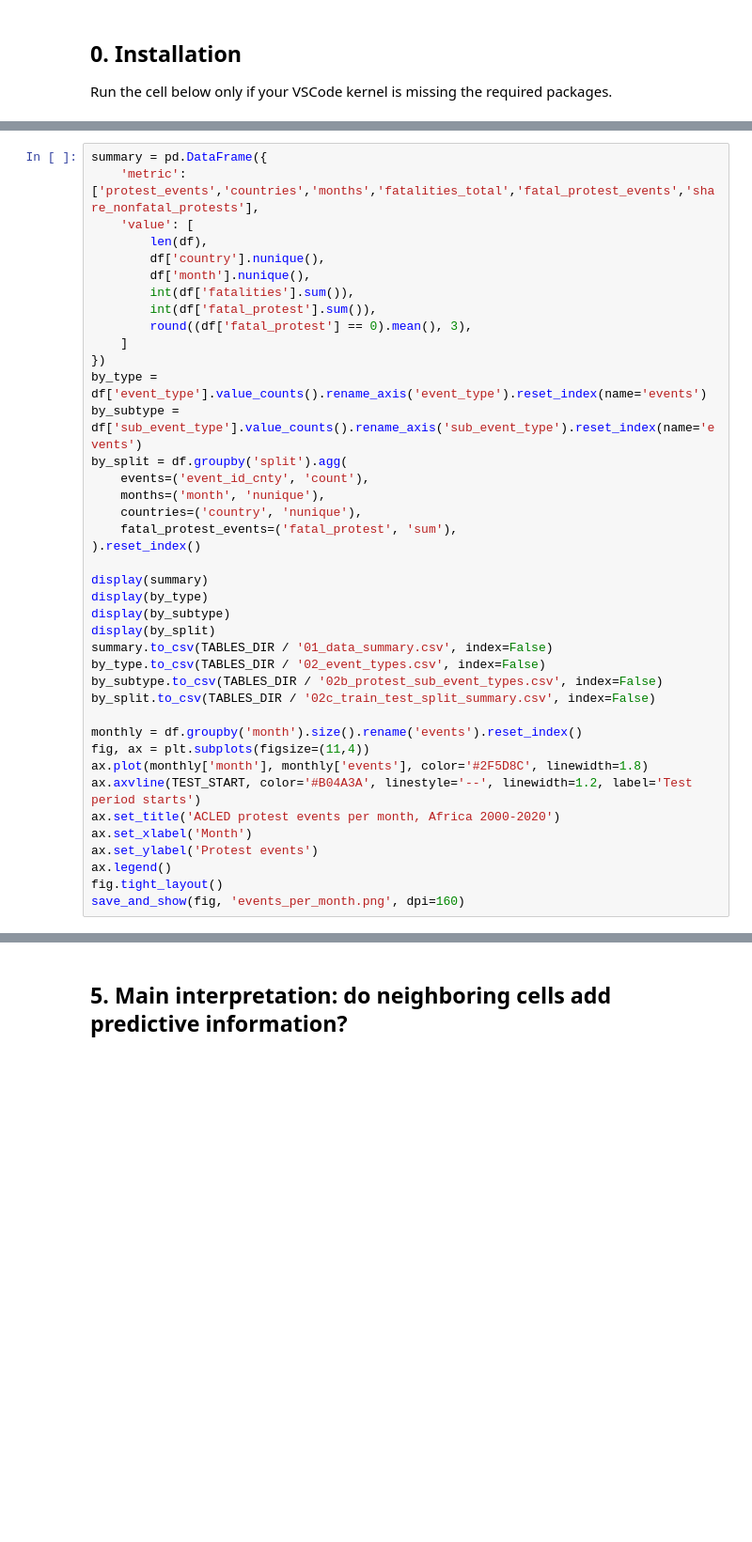
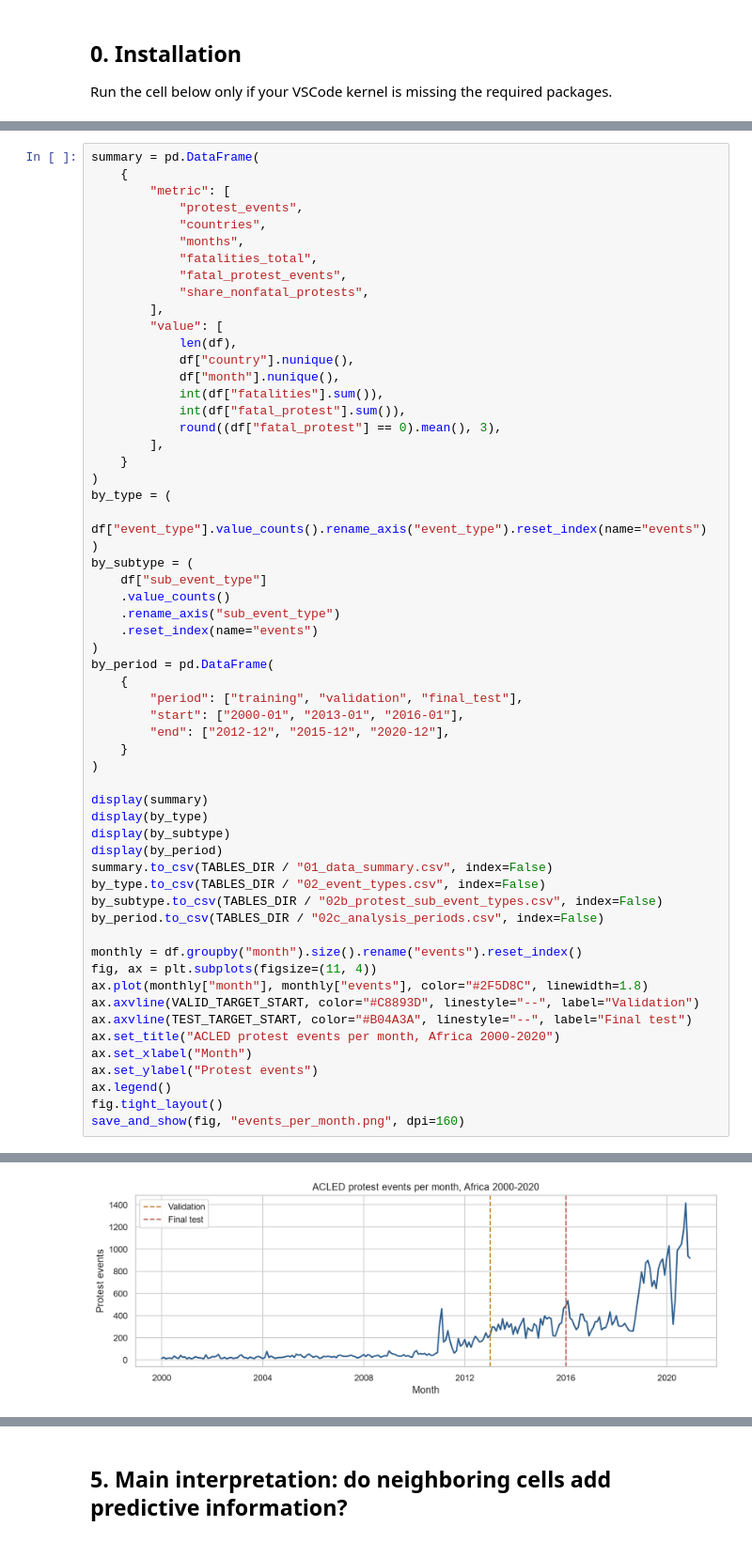
Before and after one commit to Mat99999/ACLED20102019_PIPELINE_SICSS2026, a Jupyter notebook: notebooks/acled_spatiotemporal_grid_model.ipynb, the cells around one changed output, grey strips where cells are left out. Shown at 94% size. Drawn from its saved outputs; the diff is of its cells as text; blank space fills up the shorter version.

Commit message:
Replace notebook with revised protest model

```diff
--- a/notebooks/acled_spatiotemporal_grid_model.ipynb
+++ b/notebooks/acled_spatiotemporal_grid_model.ipynb
@@ -158,40 +255,59 @@ display(df.head(3))
 # %%
-summary = pd.DataFrame({
-    'metric': ['protest_events','countries','months','fatalities_total','fatal_protest_events','share_nonfatal_protests'],
-    'value': [
-        len(df),
-        df['country'].nunique(),
-        df['month'].nunique(),
-        int(df['fatalities'].sum()),
-        int(df['fatal_protest'].sum()),
-        round((df['fatal_protest'] == 0).mean(), 3),
-    ]
-})
-by_type = df['event_type'].value_counts().rename_axis('event_type').reset_index(name='events')
-by_subtype = df['sub_event_type'].value_counts().rename_axis('sub_event_type').reset_index(name='events')
-by_split = df.groupby('split').agg(
-    events=('event_id_cnty', 'count'),
-    months=('month', 'nunique'),
-    countries=('country', 'nunique'),
-    fatal_protest_events=('fatal_protest', 'sum'),
-).reset_index()
+summary = pd.DataFrame(
+    {
+        "metric": [
+            "protest_events",
+            "countries",
+            "months",
+            "fatalities_total",
+            "fatal_protest_events",
+            "share_nonfatal_protests",
+        ],
+        "value": [
+            len(df),
+            df["country"].nunique(),
+            df["month"].nunique(),
+            int(df["fatalities"].sum()),
+            int(df["fatal_protest"].sum()),
+            round((df["fatal_protest"] == 0).mean(), 3),
+        ],
+    }
+)
+by_type = (
+    df["event_type"].value_counts().rename_axis("event_type").reset_index(name="events")
+)
+by_subtype = (
+    df["sub_event_type"]
+    .value_counts()
+    .rename_axis("sub_event_type")
+    .reset_index(name="events")
+)
+by_period = pd.DataFrame(
+    {
+        "period": ["training", "validation", "final_test"],
+        "start": ["2000-01", "2013-01", "2016-01"],
+        "end": ["2012-12", "2015-12", "2020-12"],
+    }
+)
 
 display(summary)
 display(by_type)
 display(by_subtype)
-display(by_split)
-summary.to_csv(TABLES_DIR / '01_data_summary.csv', index=False)
-by_type.to_csv(TABLES_DIR / '02_event_types.csv', index=False)
-by_subtype.to_csv(TABLES_DIR / '02b_protest_sub_event_types.csv', index=False)
-by_split.to_csv(TABLES_DIR / '02c_train_test_split_summary.csv', index=False)
+display(by_period)
+summary.to_csv(TABLES_DIR / "01_data_summary.csv", index=False)
+by_type.to_csv(TABLES_DIR / "02_event_types.csv", index=False)
+by_subtype.to_csv(TABLES_DIR / "02b_protest_sub_event_types.csv", index=False)
+by_period.to_csv(TABLES_DIR / "02c_analysis_periods.csv", index=False)
 
-monthly = df.groupby('month').size().rename('events').reset_index()
-fig, ax = plt.subplots(figsize=(11,4))
-ax.plot(monthly['month'], monthly['events'], color='#2F5D8C', linewidth=1.8)
-ax.axvline(TEST_START, color='#B04A3A', linestyle='--', linewidth=1.2, label='Test period starts')
-ax.set_title('ACLED protest events per month, Africa 2000-2020')
-ax.set_xlabel('Month')
-ax.set_ylabel('Protest events')
+monthly = df.groupby("month").size().rename("events").reset_index()
+fig, ax = plt.subplots(figsize=(11, 4))
+ax.plot(monthly["month"], monthly["events"], color="#2F5D8C", linewidth=1.8)
+ax.axvline(VALID_TARGET_START, color="#C8893D", linestyle="--", label="Validation")
+ax.axvline(TEST_TARGET_START, color="#B04A3A", linestyle="--", label="Final test")
+ax.set_title("ACLED protest events per month, Africa 2000-2020")
+ax.set_xlabel("Month")
+ax.set_ylabel("Protest events")
 ax.legend()
 fig.tight_layout()
-save_and_show(fig, 'events_per_month.png', dpi=160)
+save_and_show(fig, "events_per_month.png", dpi=160)
+# %% [output]
@@ -198 +331,2 @@ save_and_show(fig, 'events_per_month.png', dpi=160)
+[figure, added]
 # %% [markdown]
```
Also changed, not shown: parts of 21 cells of this notebook, 3 other files.
